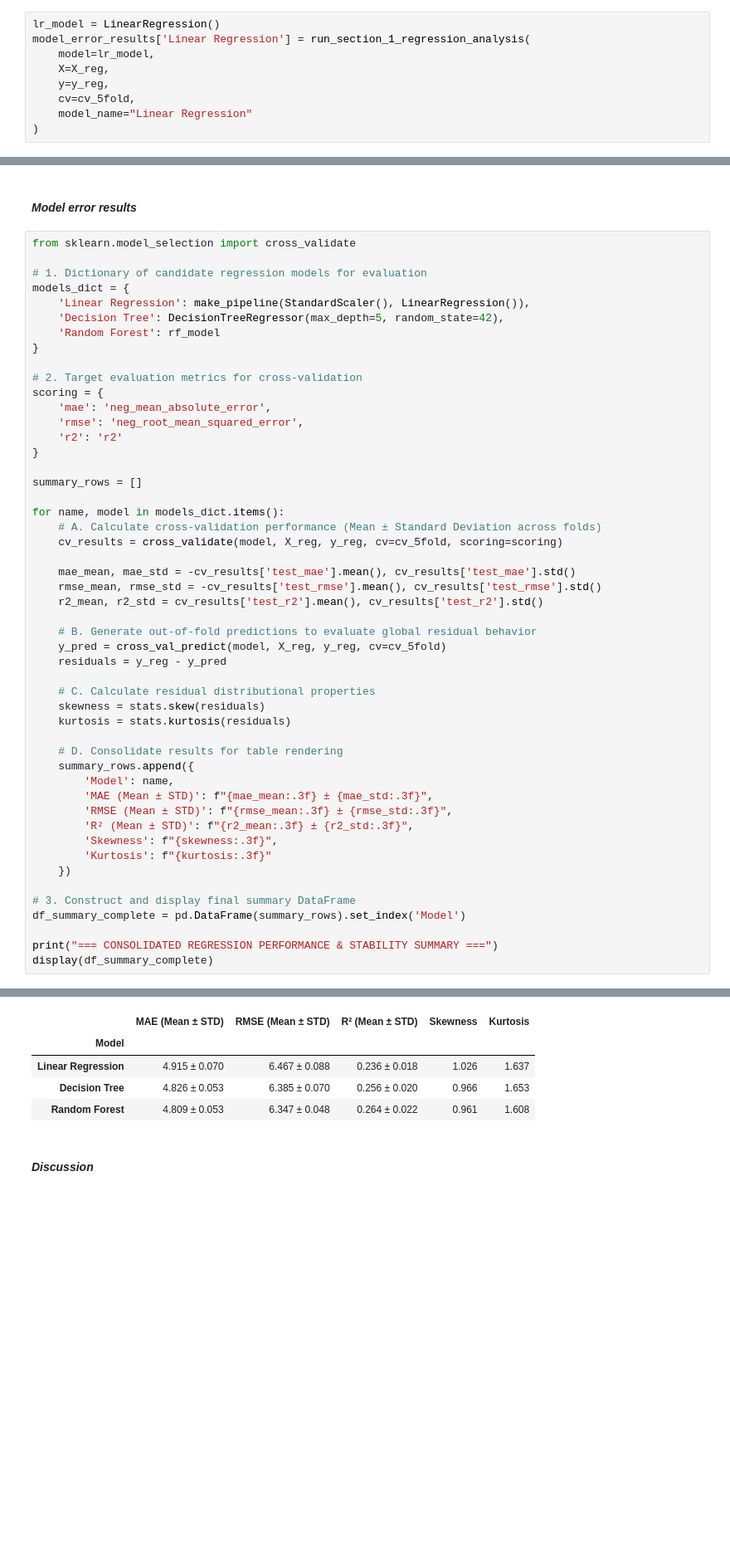
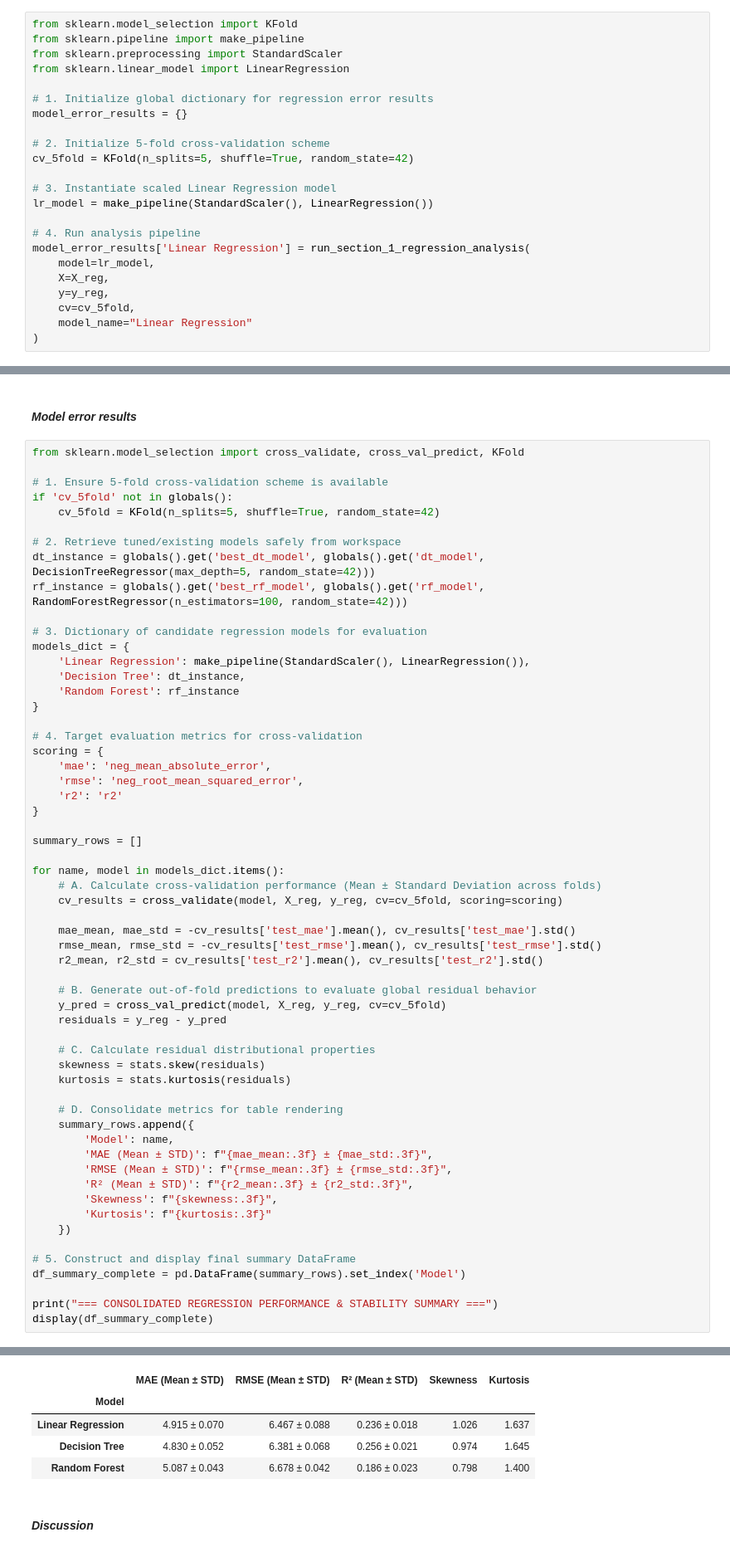
Before and after one commit to idowein/data-science-course-HIT, a Jupyter notebook: HW2/EDA_stroke_dataset.ipynb, the cells around one changed output, grey strips where cells are left out. Shown at 83% size. Drawn from its saved outputs; the diff is of its cells as text; blank space fills up the shorter version.

```diff
--- a/HW2/EDA_stroke_dataset.ipynb
+++ b/HW2/EDA_stroke_dataset.ipynb
@@ -1527,7 +1530,21 @@ from sklearn.metrics import (
 # %% [markdown]
 #### *Linear regression*
 # %%
-lr_model = LinearRegression()
+from sklearn.model_selection import KFold
+from sklearn.pipeline import make_pipeline
+from sklearn.preprocessing import StandardScaler
+from sklearn.linear_model import LinearRegression
+
+# 1. Initialize global dictionary for regression error results
+model_error_results = {}
+
+# 2. Initialize 5-fold cross-validation scheme
+cv_5fold = KFold(n_splits=5, shuffle=True, random_state=42)
+
+# 3. Instantiate scaled Linear Regression model
+lr_model = make_pipeline(StandardScaler(), LinearRegression())
+
+# 4. Run analysis pipeline
 model_error_results['Linear Regression'] = run_section_1_regression_analysis(
     model=lr_model,
     X=X_reg,
@@ -1622,16 +1633,24 @@ avg_glucose_level    106.152598    113.763725    45.286260    52.945499
 # %% [markdown]
 #### *Model error results*
 # %%
-from sklearn.model_selection import cross_validate
+from sklearn.model_selection import cross_validate, cross_val_predict, KFold
 
-# 1. Dictionary of candidate regression models for evaluation
+# 1. Ensure 5-fold cross-validation scheme is available
+if 'cv_5fold' not in globals():
+    cv_5fold = KFold(n_splits=5, shuffle=True, random_state=42)
+
+# 2. Retrieve tuned/existing models safely from workspace
+dt_instance = globals().get('best_dt_model', globals().get('dt_model', DecisionTreeRegressor(max_depth=5, random_state=42)))
+rf_instance = globals().get('best_rf_model', globals().get('rf_model', RandomForestRegressor(n_estimators=100, random_state=42)))
+
+# 3. Dictionary of candidate regression models for evaluation
 models_dict = {
     'Linear Regression': make_pipeline(StandardScaler(), LinearRegression()),
-    'Decision Tree': DecisionTreeRegressor(max_depth=5, random_state=42),
-    'Random Forest': rf_model
+    'Decision Tree': dt_instance,
+    'Random Forest': rf_instance
 }
 
-# 2. Target evaluation metrics for cross-validation
+# 4. Target evaluation metrics for cross-validation
 scoring = {
     'mae': 'neg_mean_absolute_error',
     'rmse': 'neg_root_mean_squared_error',
@@ -1647,37 +1666,37 @@ for name, model in models_dict.items():
     mae_mean, mae_std = -cv_results['test_mae'].mean(), cv_results['test_mae'].std()
     rmse_mean, rmse_std = -cv_results['test_rmse'].mean(), cv_results['test_rmse'].std()
     r2_mean, r2_std = cv_results['test_r2'].mean(), cv_results['test_r2'].std()
 
     # B. Generate out-of-fold predictions to evaluate global residual behavior
     y_pred = cross_val_predict(model, X_reg, y_reg, cv=cv_5fold)
     residuals = y_reg - y_pred
 
     # C. Calculate residual distributional properties
     skewness = stats.skew(residuals)
     kurtosis = stats.kurtosis(residuals)
 
-    # D. Consolidate results for table rendering
+    # D. Consolidate metrics for table rendering
     summary_rows.append({
         'Model': name,
         'MAE (Mean ± STD)': f"{mae_mean:.3f} ± {mae_std:.3f}",
         'RMSE (Mean ± STD)': f"{rmse_mean:.3f} ± {rmse_std:.3f}",
         'R² (Mean ± STD)': f"{r2_mean:.3f} ± {r2_std:.3f}",
         'Skewness': f"{skewness:.3f}",
         'Kurtosis': f"{kurtosis:.3f}"
     })
 
-# 3. Construct and display final summary DataFrame
+# 5. Construct and display final summary DataFrame
 df_summary_complete = pd.DataFrame(summary_rows).set_index('Model')
 
 print("=== CONSOLIDATED REGRESSION PERFORMANCE & STABILITY SUMMARY ===")
 display(df_summary_complete)
 # %% [output]
 === CONSOLIDATED REGRESSION PERFORMANCE & STABILITY SUMMARY ===
 |  | MAE (Mean ± STD) | RMSE (Mean ± STD) | R² (Mean ± STD) | Skewness | Kurtosis |
 | Model |  |  |  |  |  |
 | Linear Regression | 4.915 ± 0.070 | 6.467 ± 0.088 | 0.236 ± 0.018 | 1.026 | 1.637 |
-| Decision Tree | 4.826 ± 0.053 | 6.385 ± 0.070 | 0.256 ± 0.020 | 0.966 | 1.653 |
-| Random Forest | 4.809 ± 0.053 | 6.347 ± 0.048 | 0.264 ± 0.022 | 0.961 | 1.608 |
+| Decision Tree | 4.830 ± 0.052 | 6.381 ± 0.068 | 0.256 ± 0.021 | 0.974 | 1.645 |
+| Random Forest | 5.087 ± 0.043 | 6.678 ± 0.042 | 0.186 ± 0.023 | 0.798 | 1.400 |
 # %% [markdown]
 #### *Discussion*
 # %% [markdown]
```
Also changed, not shown: parts of 3 cells of this notebook.
